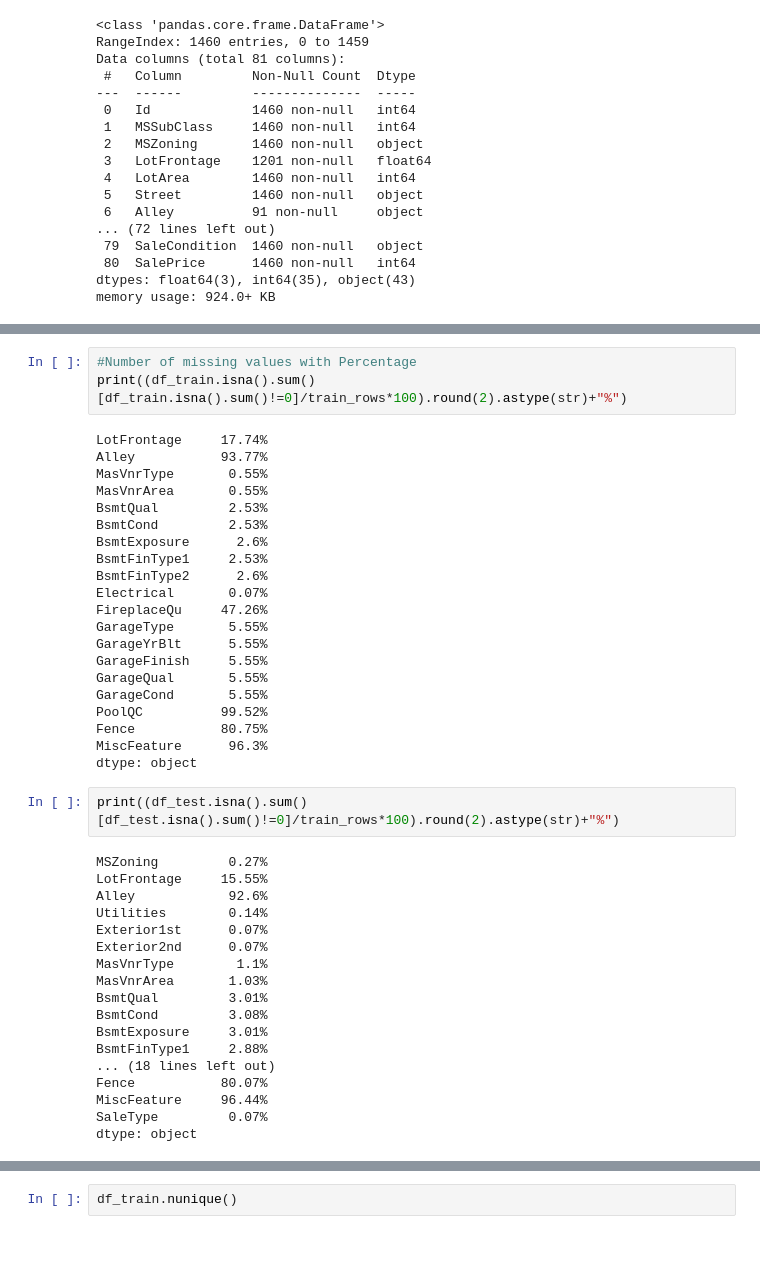
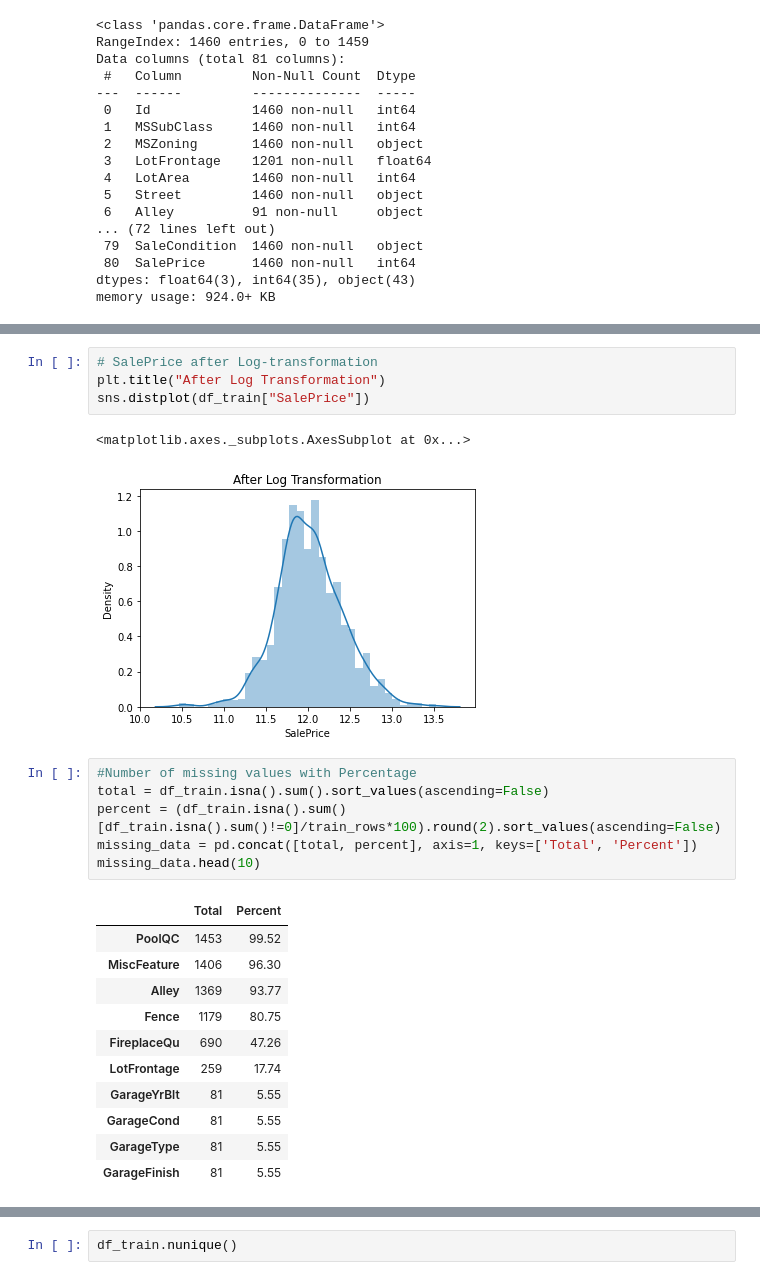
Before and after one commit to ayselrajabli/KaggleProjects, a Jupyter notebook: House Prices - Advanced Regression Techniques/HousePricesKaggle.ipynb, the cells around one changed output, grey strips where cells are left out. Saved outputs shown, nothing was run; the diff lists cells and outputs as text; blank space fills up the shorter version.

```diff
--- a/House Prices - Advanced Regression Techniques/HousePricesKaggle.ipynb
+++ b/House Prices - Advanced Regression Techniques/HousePricesKaggle.ipynb
@@ -82,44 +120,25 @@ Test Data: 1459 rows
+# %%
+# SalePrice after Log-transformation
+plt.title("After Log Transformation")
+sns.distplot(df_train["SalePrice"])
+# %% [output]
+<matplotlib.axes._subplots.AxesSubplot at 0x...>
+[figure, added]
 # %%
 #Number of missing values with Percentage
-print((df_train.isna().sum()[df_train.isna().sum()!=0]/train_rows*100).round(2).astype(str)+"%")
+total = df_train.isna().sum().sort_values(ascending=False)
+percent = (df_train.isna().sum()[df_train.isna().sum()!=0]/train_rows*100).round(2).sort_values(ascending=False)
+missing_data = pd.concat([total, percent], axis=1, keys=['Total', 'Percent'])
+missing_data.head(10)
 # %% [output]
-LotFrontage     17.74%
-Alley           93.77%
-MasVnrType       0.55%
-MasVnrArea       0.55%
-BsmtQual         2.53%
-BsmtCond         2.53%
-BsmtExposure      2.6%
-BsmtFinType1     2.53%
-BsmtFinType2      2.6%
-Electrical       0.07%
-FireplaceQu     47.26%
-GarageType       5.55%
-GarageYrBlt      5.55%
-GarageFinish     5.55%
-GarageQual       5.55%
-GarageCond       5.55%
-PoolQC          99.52%
-Fence           80.75%
-MiscFeature      96.3%
-dtype: object
+|  | Total | Percent |
+| PoolQC | 1453 | 99.52 |
+| MiscFeature | 1406 | 96.30 |
+| Alley | 1369 | 93.77 |
+| Fence | 1179 | 80.75 |
+| FireplaceQu | 690 | 47.26 |
+| LotFrontage | 259 | 17.74 |
+| GarageYrBlt | 81 | 5.55 |
+| GarageCond | 81 | 5.55 |
+| GarageType | 81 | 5.55 |
+| GarageFinish | 81 | 5.55 |
-# %%
-print((df_test.isna().sum()[df_test.isna().sum()!=0]/train_rows*100).round(2).astype(str)+"%")
-# %% [output]
-MSZoning         0.27%
-LotFrontage     15.55%
-Alley            92.6%
-Utilities        0.14%
-Exterior1st      0.07%
-Exterior2nd      0.07%
-MasVnrType        1.1%
-MasVnrArea       1.03%
-BsmtQual         3.01%
-BsmtCond         3.08%
-BsmtExposure     3.01%
-BsmtFinType1     2.88%
-... (18 lines left out)
-Fence           80.07%
-MiscFeature     96.44%
-SaleType         0.07%
-dtype: object
```
Also changed, not shown: parts of 17 cells of this notebook.
